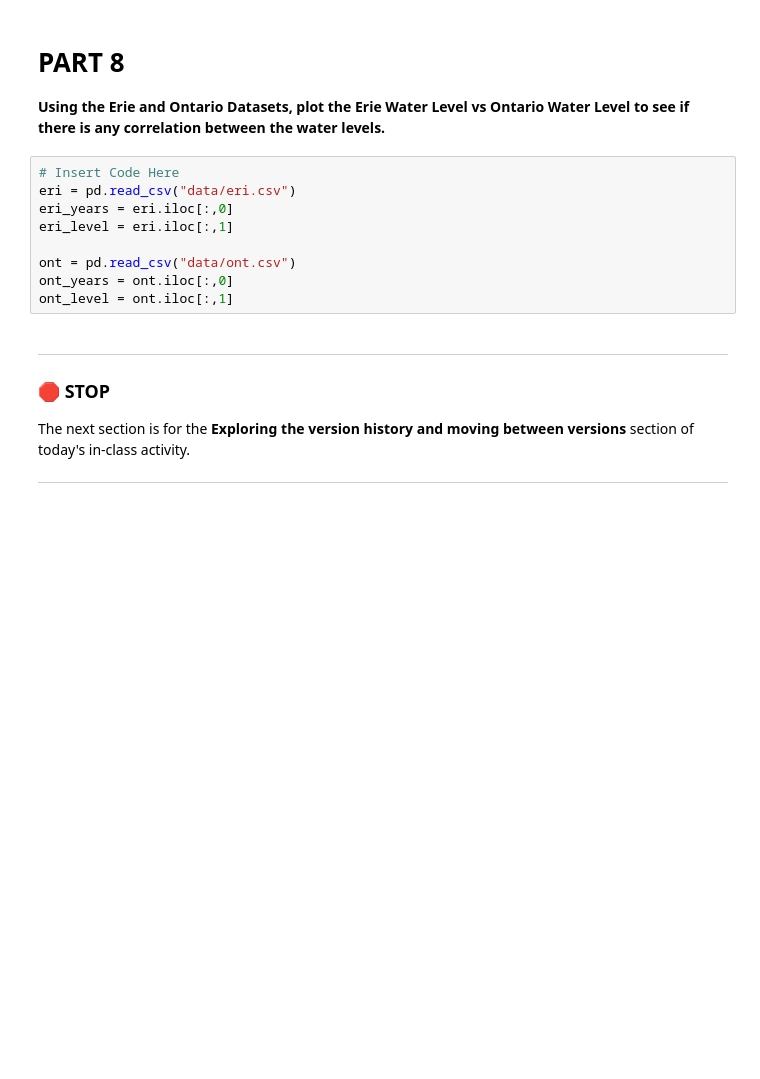
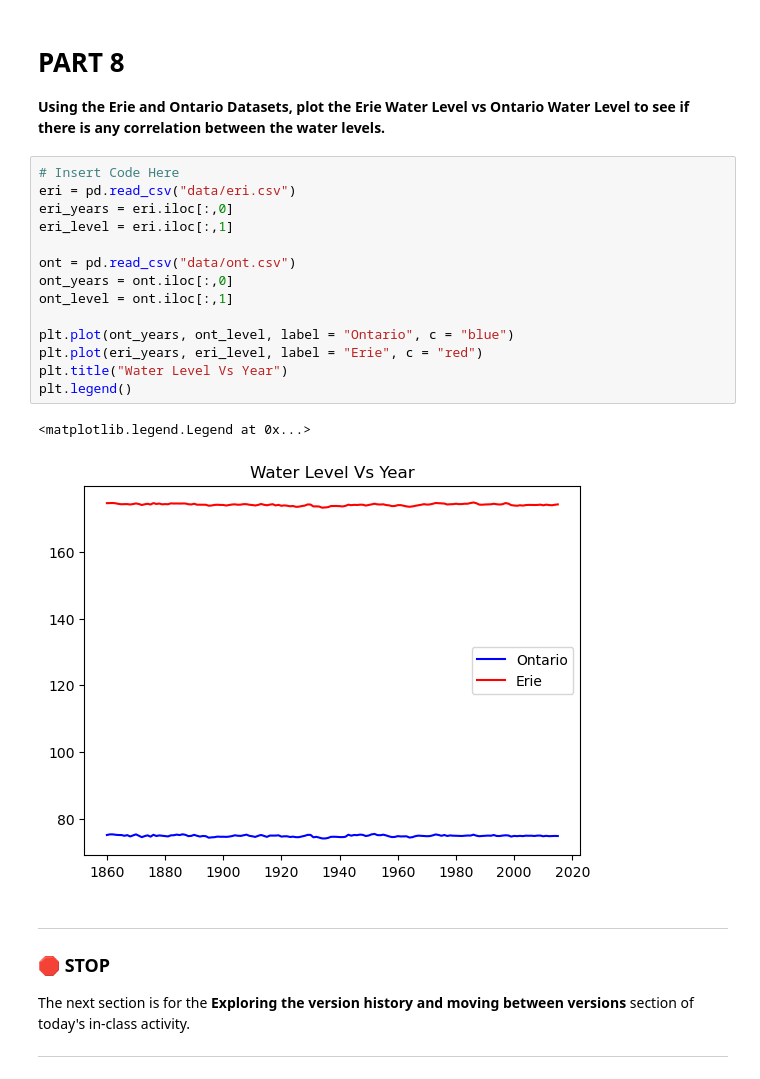
Before and after one commit to ChrSch6767/CMSE202_Git_Started, a Jupyter notebook: Great_Lakes_and_Grand_River.ipynb, the cells around one changed output. Drawn from its saved outputs; the diff is of its cells as text; blank space fills up the shorter version.

```diff
--- a/Great_Lakes_and_Grand_River.ipynb
+++ b/Great_Lakes_and_Grand_River.ipynb
@@ -99,12 +99,20 @@ plt.legend()
 # %%
 # Insert Code Here
 eri = pd.read_csv("data/eri.csv")
 eri_years = eri.iloc[:,0]
 eri_level = eri.iloc[:,1]
 
 ont = pd.read_csv("data/ont.csv")
 ont_years = ont.iloc[:,0]
 ont_level = ont.iloc[:,1]
+
+plt.plot(ont_years, ont_level, label = "Ontario", c = "blue")
+plt.plot(eri_years, eri_level, label = "Erie", c = "red")
+plt.title("Water Level Vs Year")
+plt.legend()
+# %% [output]
+<matplotlib.legend.Legend at 0x...>
+[figure, added]
 # %% [markdown]
 ---
 ### &#128721; STOP
```
Also changed, not shown: parts of 1 cell of this notebook.
